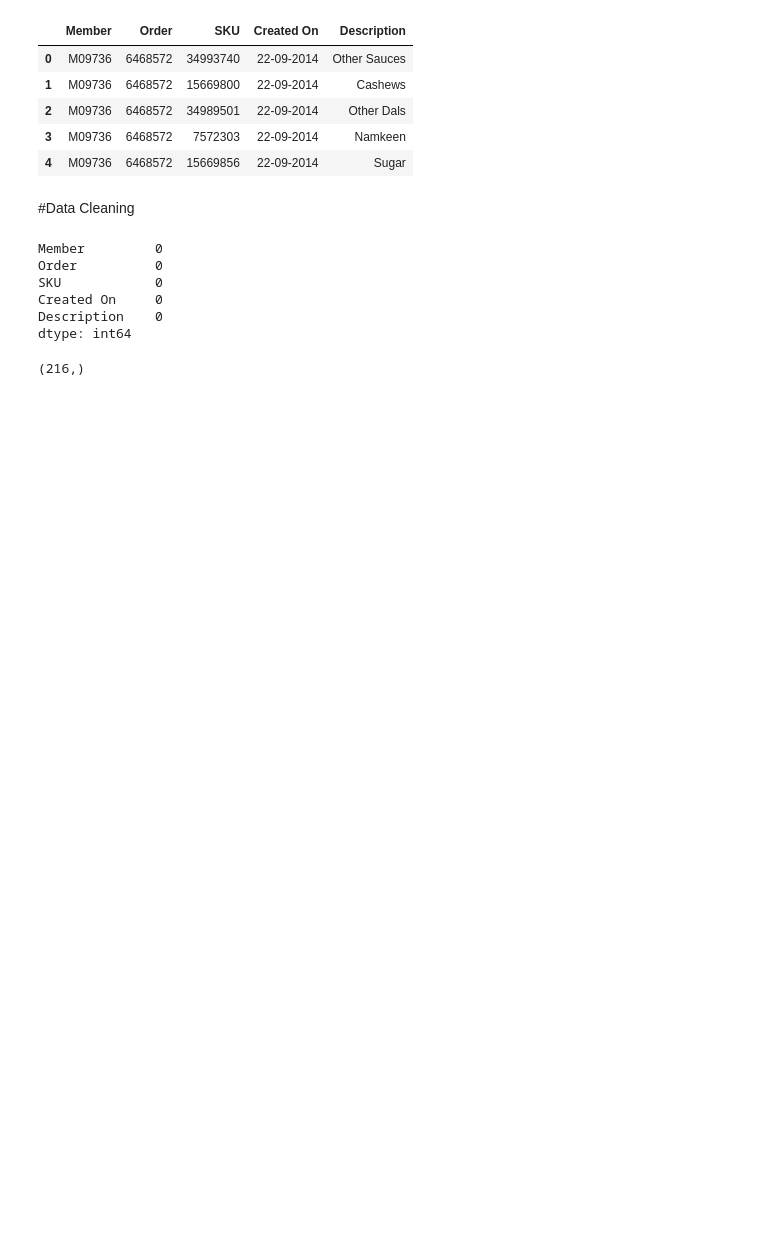
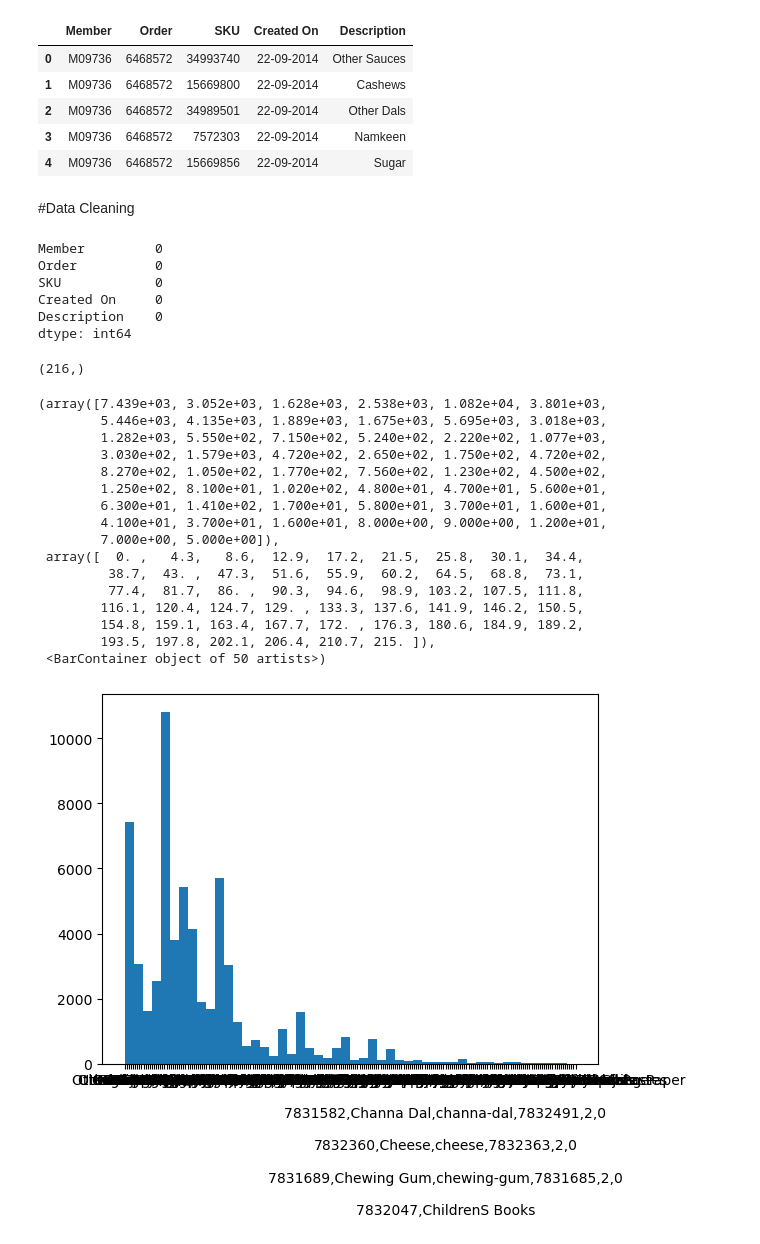
Before and after one commit to muthuganeshece/pyNotebooks, a Jupyter notebook: DataAnalysis/Business/BigBasketEDA.ipynb, the cells around one changed output. Cells and saved outputs as stored; diff of their text form; code cells hidden in the pictures; blank space fills up the shorter version.

```diff
--- a/DataAnalysis/Business/BigBasketEDA.ipynb
+++ b/DataAnalysis/Business/BigBasketEDA.ipynb
@@ -3,7 +3,8 @@ import numpy as np
 import pandas as pd
 import matplotlib.pyplot as plt
 # %%
-raw = pd.read_csv('C:\\Users\\ADMIN\\Documents\\Datasets\\BigBasket\\bigBasketCSV.csv')
+#raw = pd.read_csv('C:\\Users\\ADMIN\\Documents\\Datasets\\BigBasket\\bigBasketCSV.csv')
+raw = pd.read_csv('C:\\Users\\Mk\\Documents\\Datasets\\BigBasket\\bigBasket.csv')
 # %%
 raw.head()
 # %% [output]
@@ -38,0 +40,20 @@ for i in range(len(raw.shape[1]))
+# %%
+plt.hist(raw['Description'], bins=50)
+# %% [output]
+(array([7.439e+03, 3.052e+03, 1.628e+03, 2.538e+03, 1.082e+04, 3.801e+03,
+        5.446e+03, 4.135e+03, 1.889e+03, 1.675e+03, 5.695e+03, 3.018e+03,
+        1.282e+03, 5.550e+02, 7.150e+02, 5.240e+02, 2.220e+02, 1.077e+03,
+        3.030e+02, 1.579e+03, 4.720e+02, 2.650e+02, 1.750e+02, 4.720e+02,
+        8.270e+02, 1.050e+02, 1.770e+02, 7.560e+02, 1.230e+02, 4.500e+02,
+        1.250e+02, 8.100e+01, 1.020e+02, 4.800e+01, 4.700e+01, 5.600e+01,
+        6.300e+01, 1.410e+02, 1.700e+01, 5.800e+01, 3.700e+01, 1.600e+01,
+        4.100e+01, 3.700e+01, 1.600e+01, 8.000e+00, 9.000e+00, 1.200e+01,
+        7.000e+00, 5.000e+00]),
+ array([  0. ,   4.3,   8.6,  12.9,  17.2,  21.5,  25.8,  30.1,  34.4,
+         38.7,  43. ,  47.3,  51.6,  55.9,  60.2,  64.5,  68.8,  73.1,
+         77.4,  81.7,  86. ,  90.3,  94.6,  98.9, 103.2, 107.5, 111.8,
+        116.1, 120.4, 124.7, 129. , 133.3, 137.6, 141.9, 146.2, 150.5,
+        154.8, 159.1, 163.4, 167.7, 172. , 176.3, 180.6, 184.9, 189.2,
+        193.5, 197.8, 202.1, 206.4, 210.7, 215. ]),
+ <BarContainer object of 50 artists>)
+[figure, added]
```
Also changed, not shown: parts of 8 cells of this notebook.
